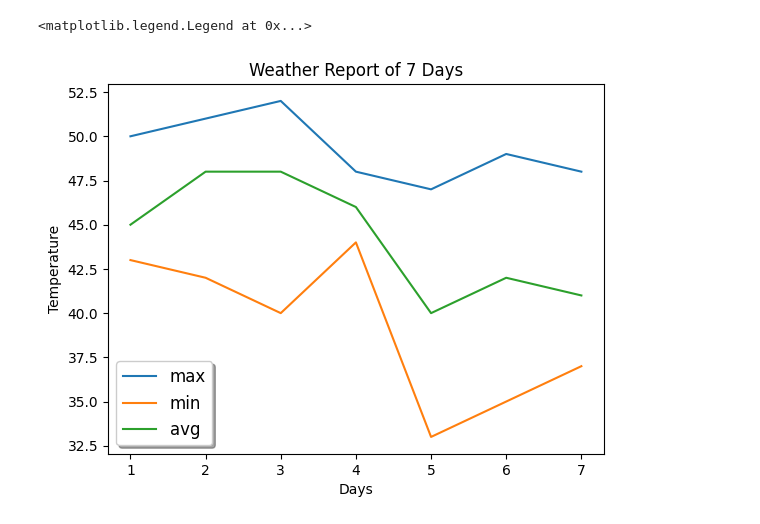
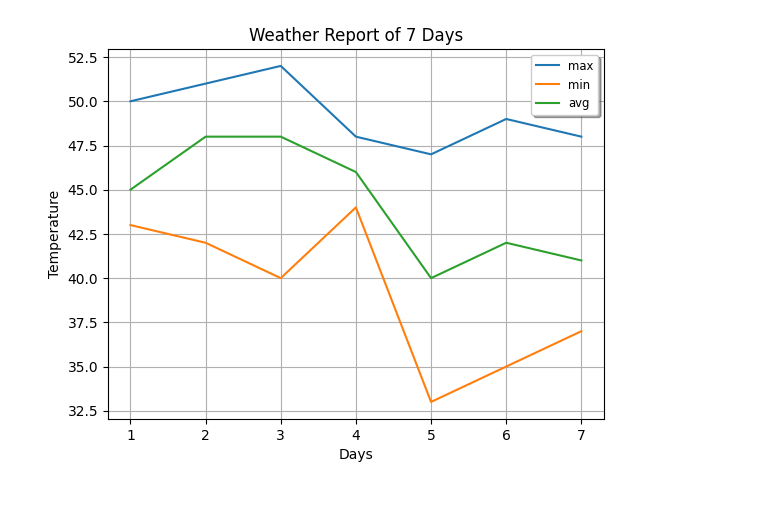
Before and after one commit to devansh0331/ML--Matplotlib-Intro, a Jupyter notebook: 03_Axis_Label_Legend_Grid.ipynb, the cells around one changed output. Saved outputs shown, nothing was run; the diff lists cells and outputs as text; code cells hidden in the pictures.

```diff
--- a/03_Axis_Label_Legend_Grid.ipynb
+++ b/03_Axis_Label_Legend_Grid.ipynb
@@ -8,13 +8,13 @@ avg_temp = [45,48,48,46,40,42,41]
 # %%
 plt.plot(days , max_temp , label="max")
 plt.plot(days , min_temp , label="min")
 plt.plot(days , avg_temp , label="avg")
 
 plt.xlabel("Days")
 plt.ylabel("Temperature")
 plt.title("Weather Report of 7 Days")
 
 plt.legend(fontsize="small" , loc="best" , shadow="True")
+plt.grid()
 # %% [output]
-<matplotlib.legend.Legend at 0x...>
-[figure, old version]
+[figure, new version]
```
